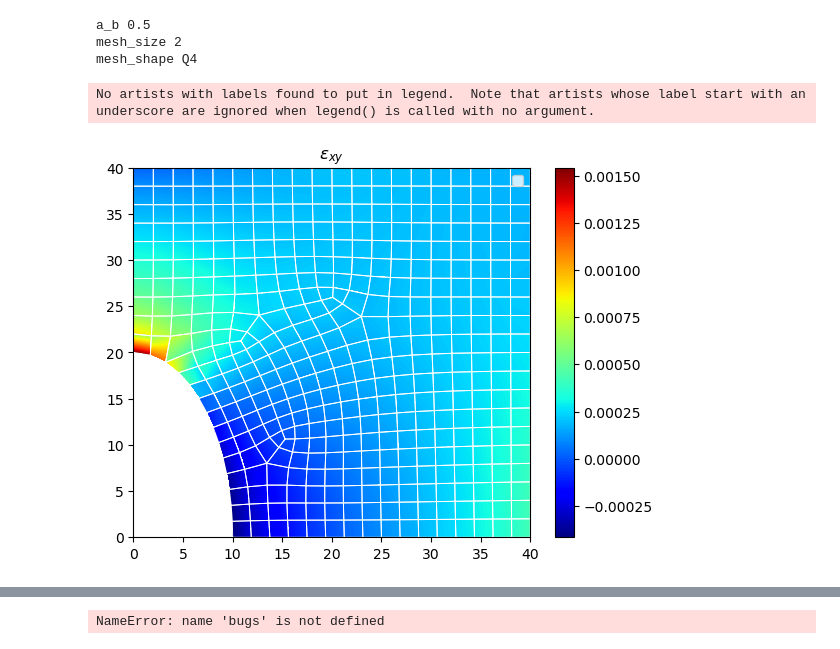
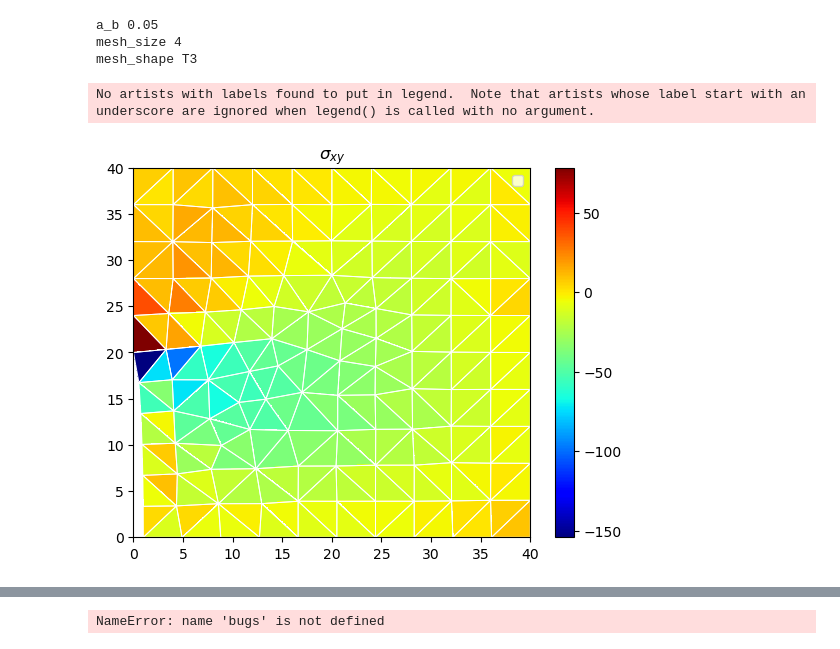
Before and after one commit to Xiaosen9807/Advanced-Finite-Element-Methods, a Jupyter notebook: FEM_2D/Main.ipynb, the cells around one changed output, grey strips where cells are left out. Drawn from its saved outputs; the diff is of its cells as text; code cells hidden in the pictures.

```diff
--- a/FEM_2D/Main.ipynb
+++ b/FEM_2D/Main.ipynb
@@ -20,8 +20,8 @@ def draw(elements_list, dir ='xy',type = 'disp'):
     global_min = min([np.min([test_element(xy[0], xy[1], dir, type) for xy in test_element.sample_points(refine)]) for test_element in elements_list])
     global_max = max([np.max([test_element(xy[0], xy[1], dir, type) for xy in test_element.sample_points(refine)]) for test_element in elements_list])
     for test_element in elements_list:
-        test_mapping = test_element.mapping(refine)
         test_inputs = test_element.sample_points(refine)
+        test_mapping = test_element.mapping(test_inputs)
         test_output = [test_element(xy[0], xy[1],dir, type) for xy in test_inputs]
         test_x, test_y, test_z = grid_to_mat(test_mapping, test_output)
         plt.imshow(test_z, extent=(test_mapping[:, 0].min(),
@@ -49,22 +49,40 @@ def draw(elements_list, dir ='xy',type = 'disp'):
     elif type == 'stress':
         type_str = '\\sigma'
     dir_str = "{ %s }" % dir
-    # if dir == 'xy':
-    #    dir_str = '{xy}'
-    # elif dir == 'von':
-    #    dir_str = '{von}'
-    # else:
-    #    dir_str = dir
     plt.title(rf"${type_str}_{dir_str}$")
     plt.show()
 
 def draw_exact(elements_list, a_b, dir ='x'):
-    global_min = min([np.min([exact_fn(xy[0], xy[1],a_b, dir) for xy in test_element.mapping(refine)]) for test_element in elements_list])
-    global_max = max([np.max([exact_fn(xy[0], xy[1],a_b, dir)for xy in test_element.mapping(refine)]) for test_element in elements_list])
+    # Initialize global_min and global_max
+    global_min = float('inf')
+    global_max = float('-inf')
+
+    # Loop over each element in the elements_list
+    for test_element in elements_list:
+
+        # Evaluate the exact_fn at each mapping point of the test_element
+        values = []
+        test_inputs = test_element.sample_points(refine)
+        for xy in test_element.mapping(test_inputs):
+            value = exact_fn(xy[0], xy[1], a_b, dir)
+            values.append(value)
+
+        # Find the minimum and maximum value for the current element
+        local_min = np.min(values)
+        local_max = np.max(values)
+
+        # Update global_min and global_max
+        if local_min < global_min:
+            global_min = local_min
+        if local_max > global_max:
+            global_max = local_max
+
+    global_min, global_max
 
     for i in range(len(elements_list)):
         test_element = elements_list[i]
-        test_mapping = test_element.mapping(refine)
+        test_inputs = test_element.sample_points(refine)
+        test_mapping = test_element.mapping(test_inputs)
         test_output = [exact_fn(xy[0], xy[1],a_b, dir) for xy in test_mapping]
         test_x, test_y, test_z = grid_to_mat(test_mapping, test_output)
         plt.imshow(test_z, extent=(test_mapping[:, 0].min(),
@@ -89,27 +107,27 @@ def draw_exact(elements_list, a_b, dir ='x'):
 # %%
 dir ='x'
 type = 'strain'
 if type == 'disp':
     type_str = 'U'
 elif type == 'strain':
     type_str = '\\epsilon'
 elif type == 'stress':
     type_str = '\\sigma'
 dir_str = "{ %s }" % dir
-iii = -1
-refine = 3
+iii = -4
+refine = 10
 elements_list = data_ori[iii]['elements_list']
 a_b =data_ori[iii]['a_b']
 data_keys = list(data_ori[iii].keys())[:3]
 for key in data_keys:
     print(key, data_ori[iii][key])
 
 # draw(elements_list, dir, type)
 # draw(elements_list, 'y', type)
-draw(elements_list, 'xy', 'strain')
+draw(elements_list, 'xy', 'stress')
 # %% [output]
-a_b 0.5
-mesh_size 2
-mesh_shape Q4
+a_b 0.05
+mesh_size 4
+mesh_shape T3
 No artists with labels found to put in legend.  Note that artists whose label start with an underscore are ignored when legend() is called with no argument.
-[figure, old version]
+[figure, new version]
```
Also changed, not shown: parts of 10 cells of this notebook, 6 other files.
